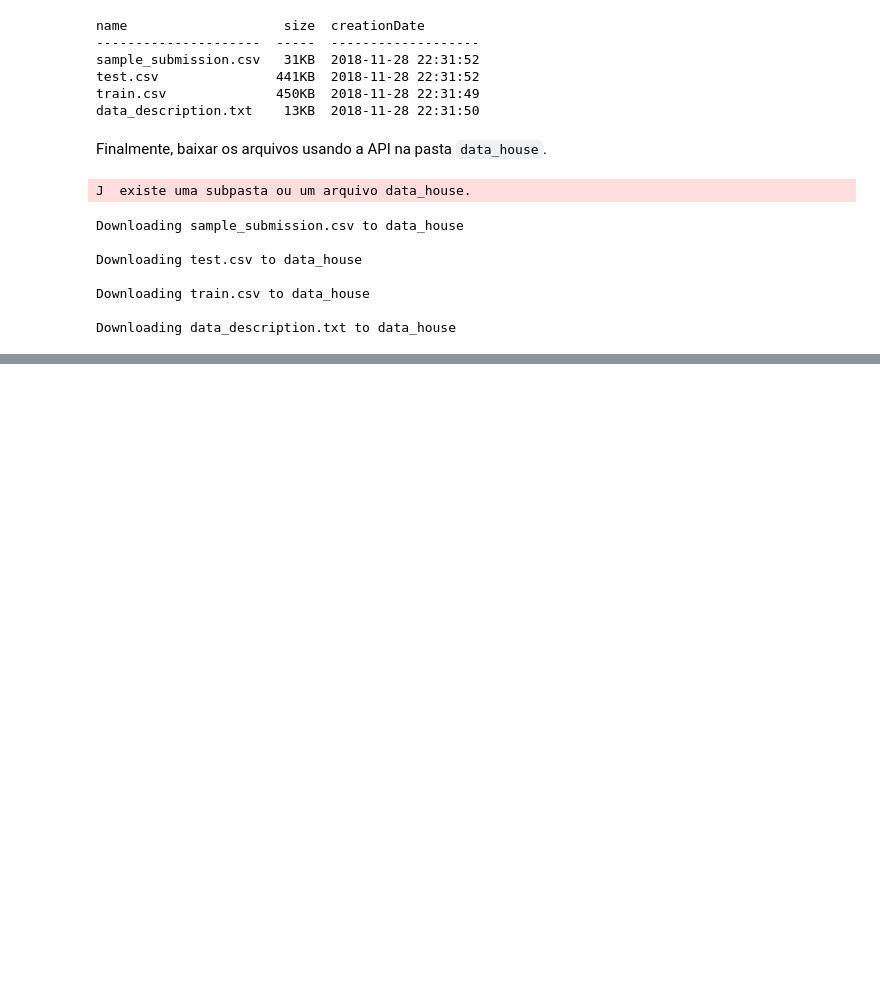
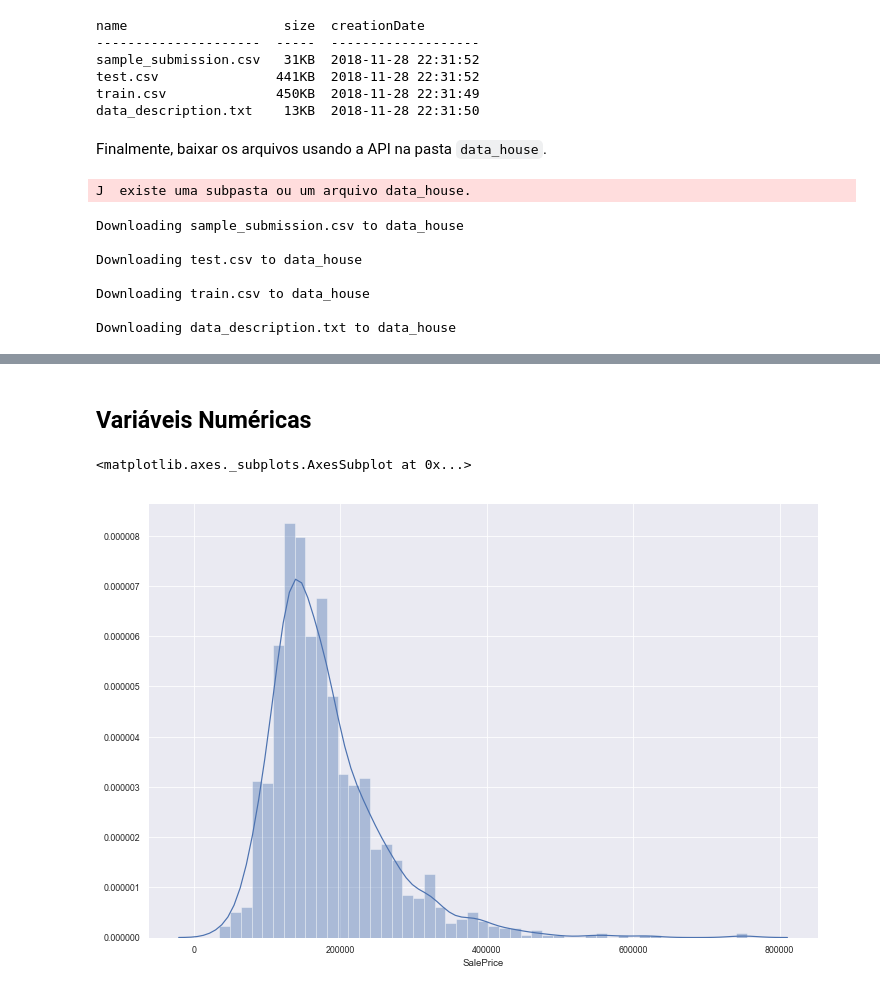
Before and after one commit to Fernandohf/ESIG_Challenge, a Jupyter notebook: HousePrice.ipynb, the cells around one changed output, grey strips where cells are left out. Drawn from its saved outputs; the diff is of its cells as text; code cells hidden in the pictures; blank space fills up the shorter version.

```diff
--- a/HousePrice.ipynb
+++ b/HousePrice.ipynb
@@ -761,0 +258,17 @@ Successfully submitted to Titanic: Machine Learning from Disaster
+# %%
+# Cleaned data
+c_train = train.copy()
+
+# Imput categorical columns
+miss_cat_cols = ['Alley', 'MasVnrType', 'BsmtQual', 'BsmtCond', 'BsmtExposure',
+                 'BsmtFinType1', 'BsmtFinType2', 'Electrical', 'FireplaceQu',
+                 'GarageType', 'GarageFinish', 'GarageQual', 'GarageCond',
+                 'PoolQC', 'Fence', 'MiscFeature']
+c_train[miss_cat_cols] = train[miss_cat_cols].fillna('Unknown')
+
+# Tranform numerical variables in categorical variables
+cat_feat = ['MSSubClass', 'OverallQual', 'OverallCond'] + list(train.select_dtypes('object').columns)
+c_train[cat_feat] = c_train[cat_feat].astype('category')
+
+print(f"Empty entries: {c_train[miss_cat_cols].isna().sum().sum()}")
+c_train[miss_cat_cols].head()
@@ -761,0 +283,10 @@ Successfully submitted to Titanic: Machine Learning from Disaster
+# %%
+from sklearn.preprocessing import Imputer
+
+# Imput numeric columns
+c_train['LotFrontage'] = train.LotFrontage.fillna(train.LotFrontage.min())
+c_train['MasVnrArea'] = train.MasVnrArea.fillna(train.MasVnrArea.median())
+c_train['GarageYrBlt'] = train.GarageYrBlt.fillna(0)
+
+print(f"Empty entries: {c_train.isna().sum().sum()}")
+c_train.head()
@@ -761,0 +319,9 @@ Successfully submitted to Titanic: Machine Learning from Disaster
+# %% [markdown]
+## Variáveis Numéricas
+# %%
+# Look at Target variable
+fig, ax = plt.subplots(figsize=(12, 8))
+sns.distplot(c_train.SalePrice, ax=ax)
+# %% [output]
+<matplotlib.axes._subplots.AxesSubplot at 0x...>
+[figure, added]
```
Also changed, not shown: parts of 108 cells of this notebook.
